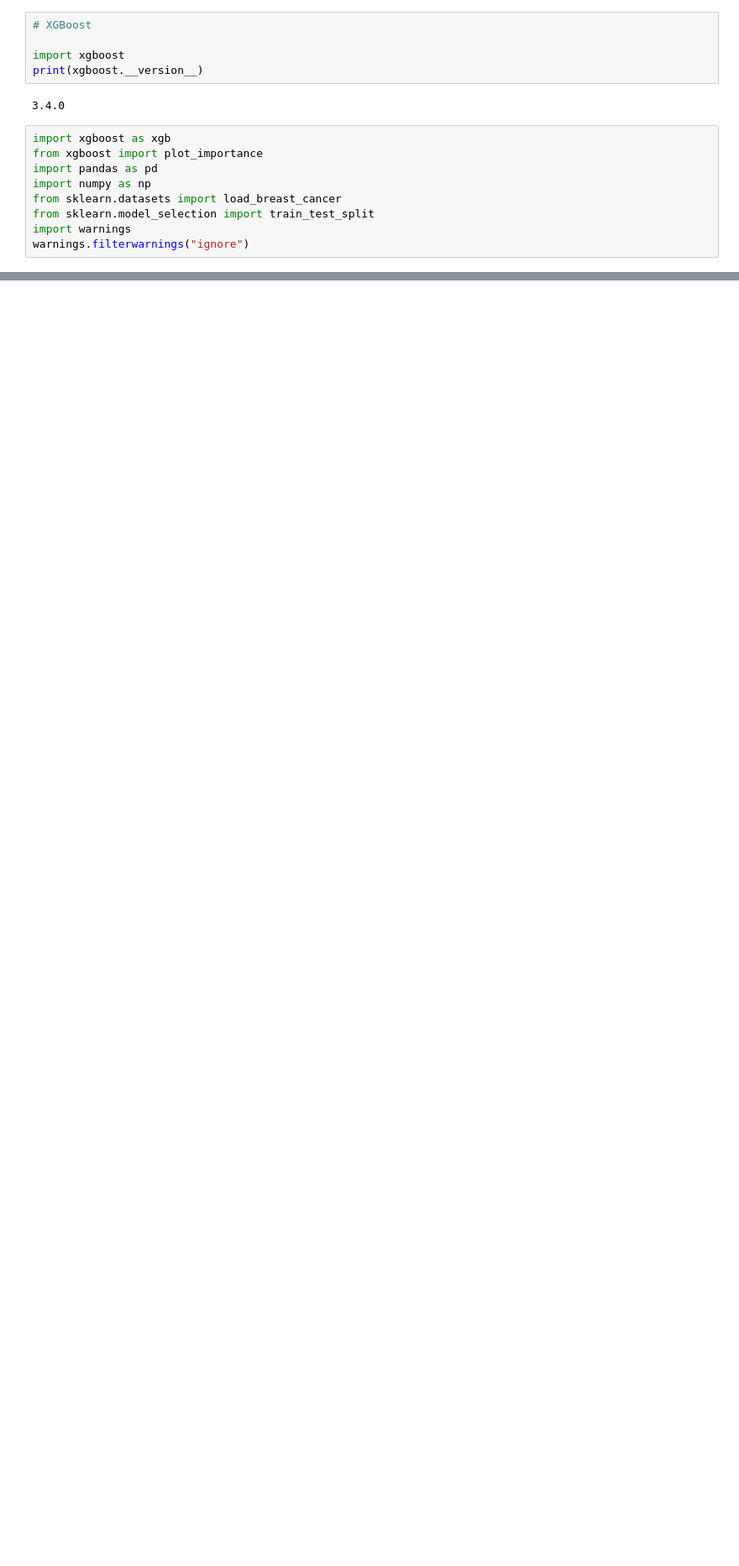
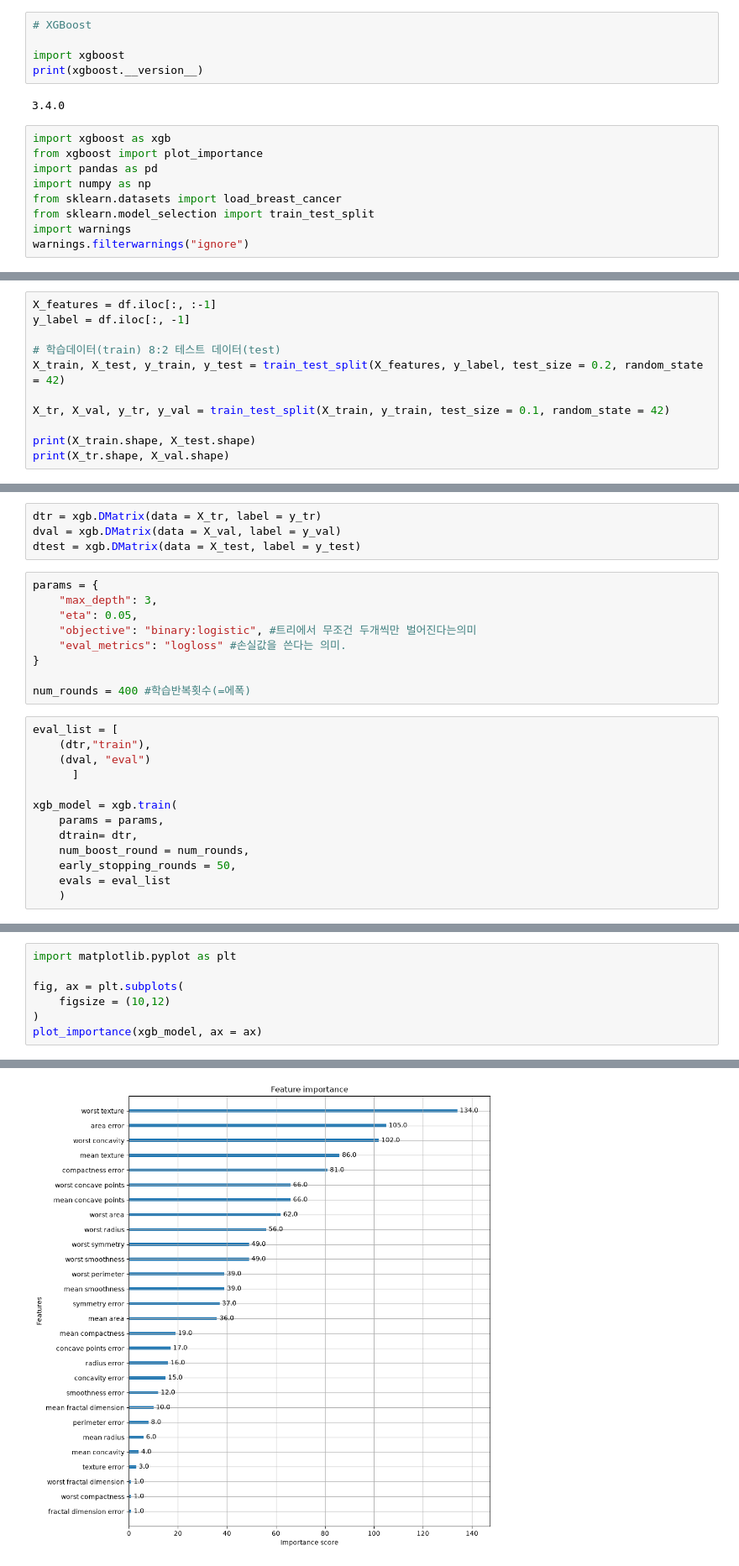
Before and after one commit to leejw4992-a11y/17-data-analytics, a Jupyter notebook: ML/07_XGBoost.ipynb, the cells around one changed output, grey strips where cells are left out. Shown at 84% size. Saved outputs shown, nothing was run; the diff lists cells and outputs as text; blank space fills up the shorter version.

```diff
--- a/ML/07_XGBoost.ipynb
+++ b/ML/07_XGBoost.ipynb
@@ -32,0 +43,11 @@ df.head()
+# %%
+X_features = df.iloc[:, :-1]
+y_label = df.iloc[:, -1]
+
+# 학습데이터(train) 8:2 테스트 데이터(test)
+X_train, X_test, y_train, y_test = train_test_split(X_features, y_label, test_size = 0.2, random_state = 42)
+
+X_tr, X_val, y_tr, y_val = train_test_split(X_train, y_train, test_size = 0.1, random_state = 42)
+
+print(X_train.shape, X_test.shape)
+print(X_tr.shape, X_val.shape)
@@ -32,0 +57,26 @@ df.head()
+# %%
+dtr = xgb.DMatrix(data = X_tr, label = y_tr)
+dval = xgb.DMatrix(data = X_val, label = y_val)
+dtest = xgb.DMatrix(data = X_test, label = y_test)
+# %%
+params = {
+    "max_depth": 3,
+    "eta": 0.05,
+    "objective": "binary:logistic", #트리에서 무조건 두개씩만 벌어진다는의미
+    "eval_metrics": "logloss" #손실값을 쓴다는 의미.
+}
+
+num_rounds = 400 #학습반복횟수(=에폭)
+# %%
+eval_list = [
+    (dtr,"train"),
+    (dval, "eval")
+      ]
+
+xgb_model = xgb.train(
+    params = params,
+    dtrain= dtr,
+    num_boost_round = num_rounds,
+    early_stopping_rounds = 50,
+    evals = eval_list
+    )
@@ -32,0 +132,8 @@ df.head()
+# %%
+import matplotlib.pyplot as plt
+
+fig, ax = plt.subplots(
+    figsize = (10,12)
+)
+plot_importance(xgb_model, ax = ax)
+# %% [output]
@@ -32,0 +141 @@ df.head()
+[figure, added]
```
Also changed, not shown: parts of 12 cells of this notebook, 1 other file.
